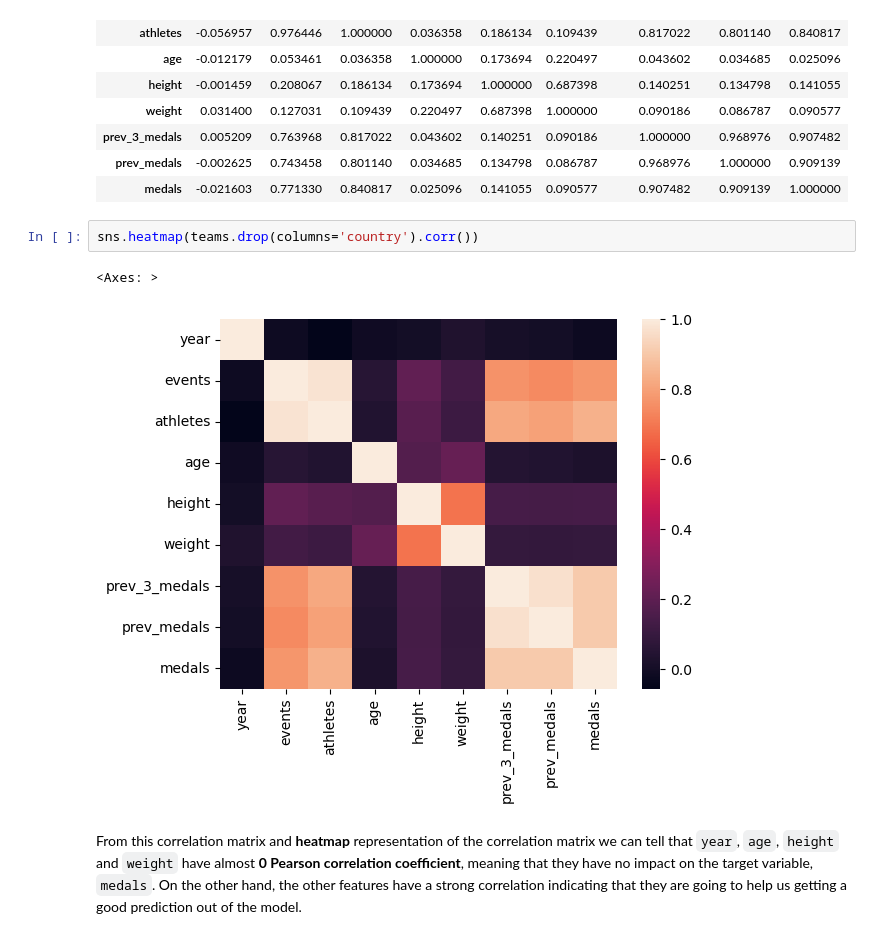
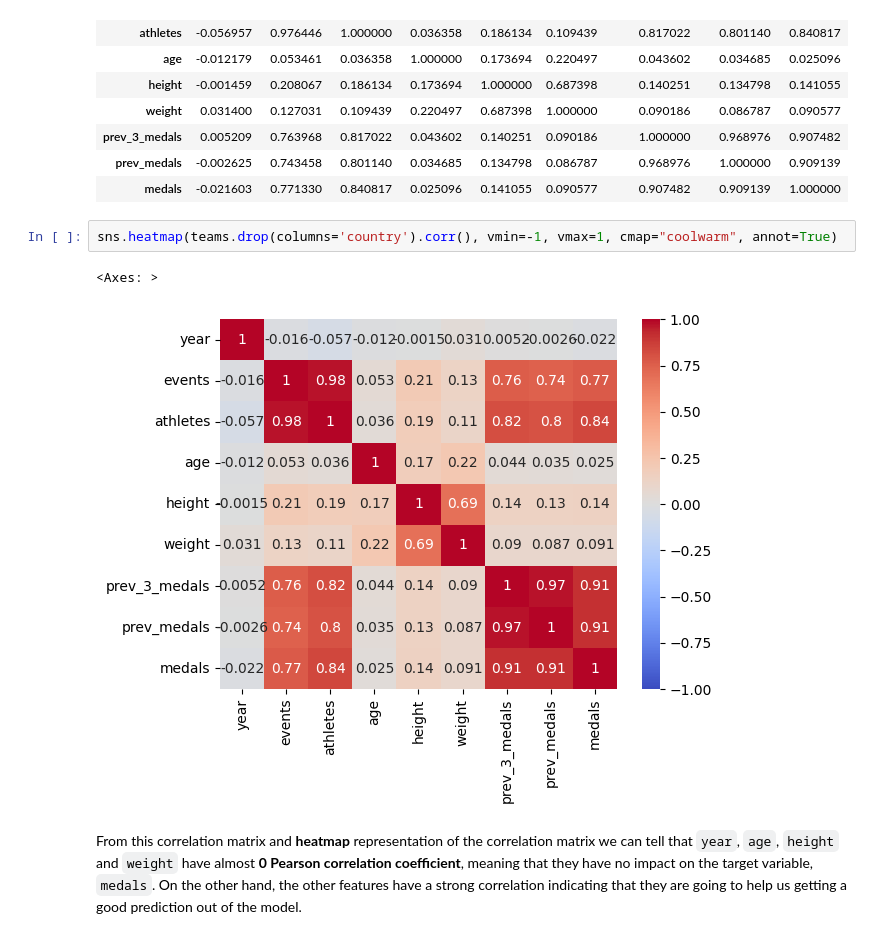
Before and after one commit to ddavid04/Machine-Learning-Projects, a Jupyter notebook: Olympic-Medals/Olympic_Medals_ML_Model.ipynb, the cells around one changed output. Saved outputs shown, nothing was run; the diff lists cells and outputs as text.

```diff
--- a/Olympic-Medals/Olympic_Medals_ML_Model.ipynb
+++ b/Olympic-Medals/Olympic_Medals_ML_Model.ipynb
@@ -179,10 +333,10 @@ teams.drop(columns="country").corr()
 | prev_medals | -0.002625 | 0.743458 | 0.801140 | 0.034685 | 0.134798 | 0.086787 | 0.968976 | 1.000000 | 0.909139 |
 | medals | -0.021603 | 0.771330 | 0.840817 | 0.025096 | 0.141055 | 0.090577 | 0.907482 | 0.909139 | 1.000000 |
 # %%
-sns.heatmap(teams.drop(columns='country').corr())
+sns.heatmap(teams.drop(columns='country').corr(), vmin=-1, vmax=1, cmap="coolwarm", annot=True)
 # %% [output]
 <Axes: >
-[figure, old version]
+[figure, new version]
 # %% [markdown]
 From this correlation matrix and **heatmap** representation of the correlation matrix we can tell that `year`, `age`, `height` and `weight` have almost **0 Pearson correlation coefficient**, meaning that they have no impact on the target variable, `medals`. On the other hand, the other features have a strong correlation indicating that they are going to help us getting a good prediction out of the model.
 # %% [markdown]
```
Also changed, not shown: parts of 12 cells of this notebook.
